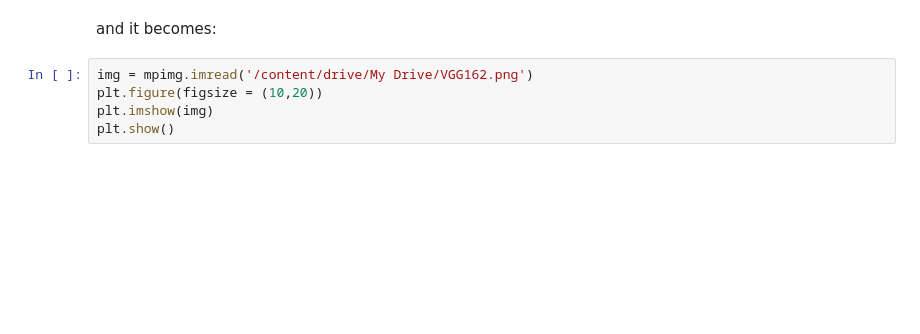
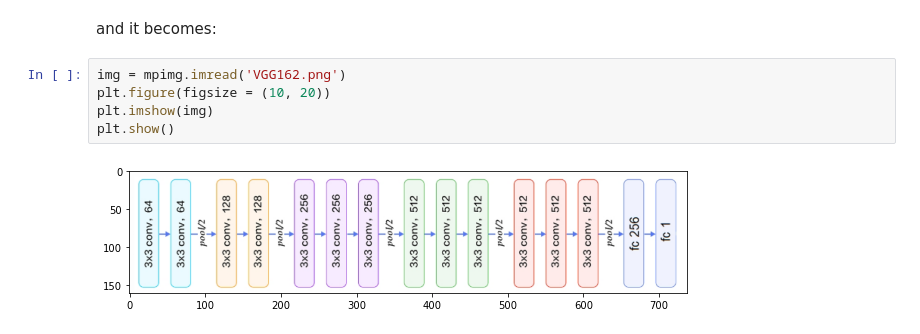
Before and after one commit to belpablo/Machine_Learning_Tecnologies_2022, a Jupyter notebook: Task_5/Belenko_Pavel_J41325c_MLT_2022_Task_5.ipynb, the cells around one changed output. Cells and saved outputs as stored; diff of their text form; blank space fills up the shorter version.

```diff
--- a/Task_5/Belenko_Pavel_J41325c_MLT_2022_Task_5.ipynb
+++ b/Task_5/Belenko_Pavel_J41325c_MLT_2022_Task_5.ipynb
@@ -274,10 +317,12 @@ plt.show()
 # %% [markdown]
 and it becomes:
 # %%
-img = mpimg.imread('/content/drive/My Drive/VGG162.png')
-plt.figure(figsize = (10,20))
+img = mpimg.imread('VGG162.png')
+plt.figure(figsize = (10, 20))
 plt.imshow(img)
 plt.show()
+# %% [output]
+[figure, added]
 # %%
 # We also use the generator to train the model (similar to the fit method)
 # Without using a GPU, learning 1 epoch of such a network will take about an hour. Plan your time =)
```
Also changed, not shown: parts of 13 cells of this notebook.
